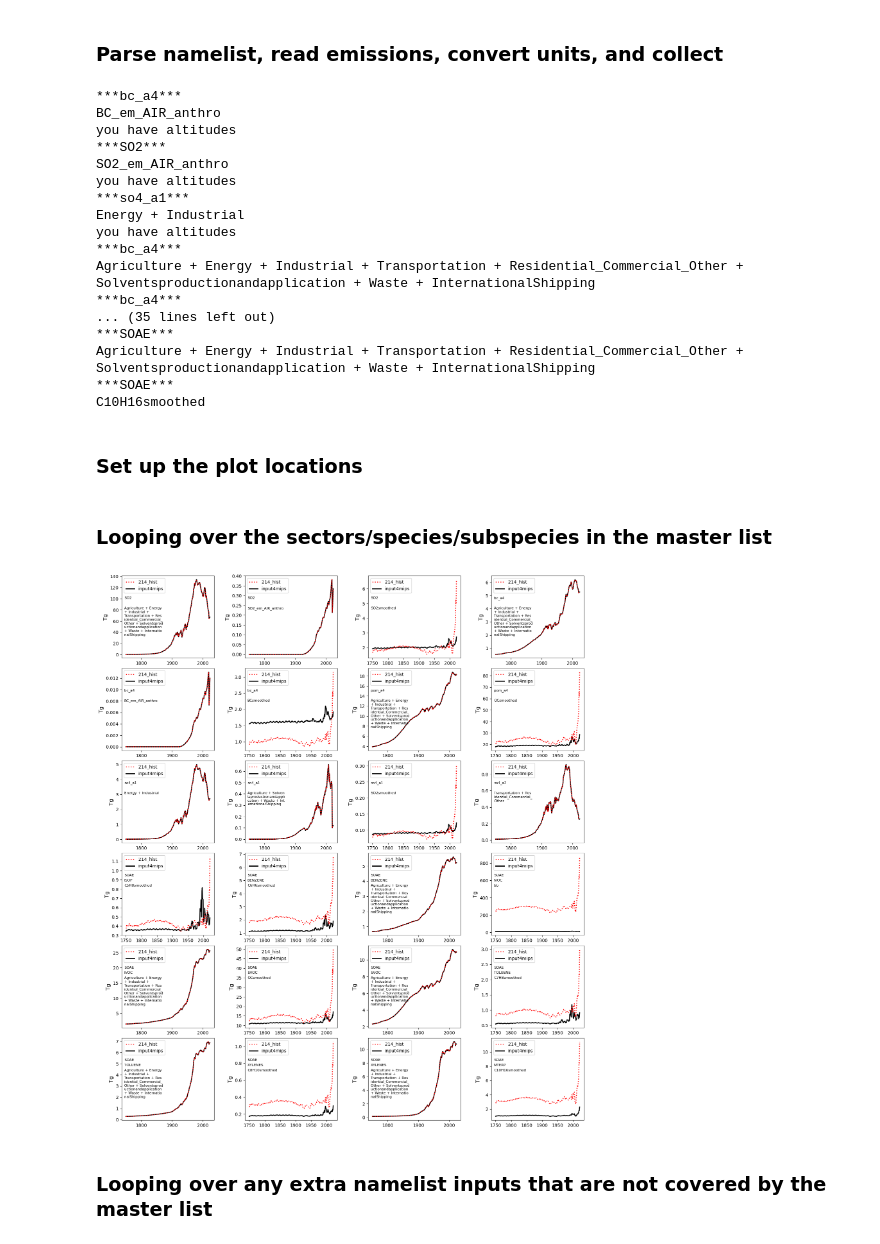
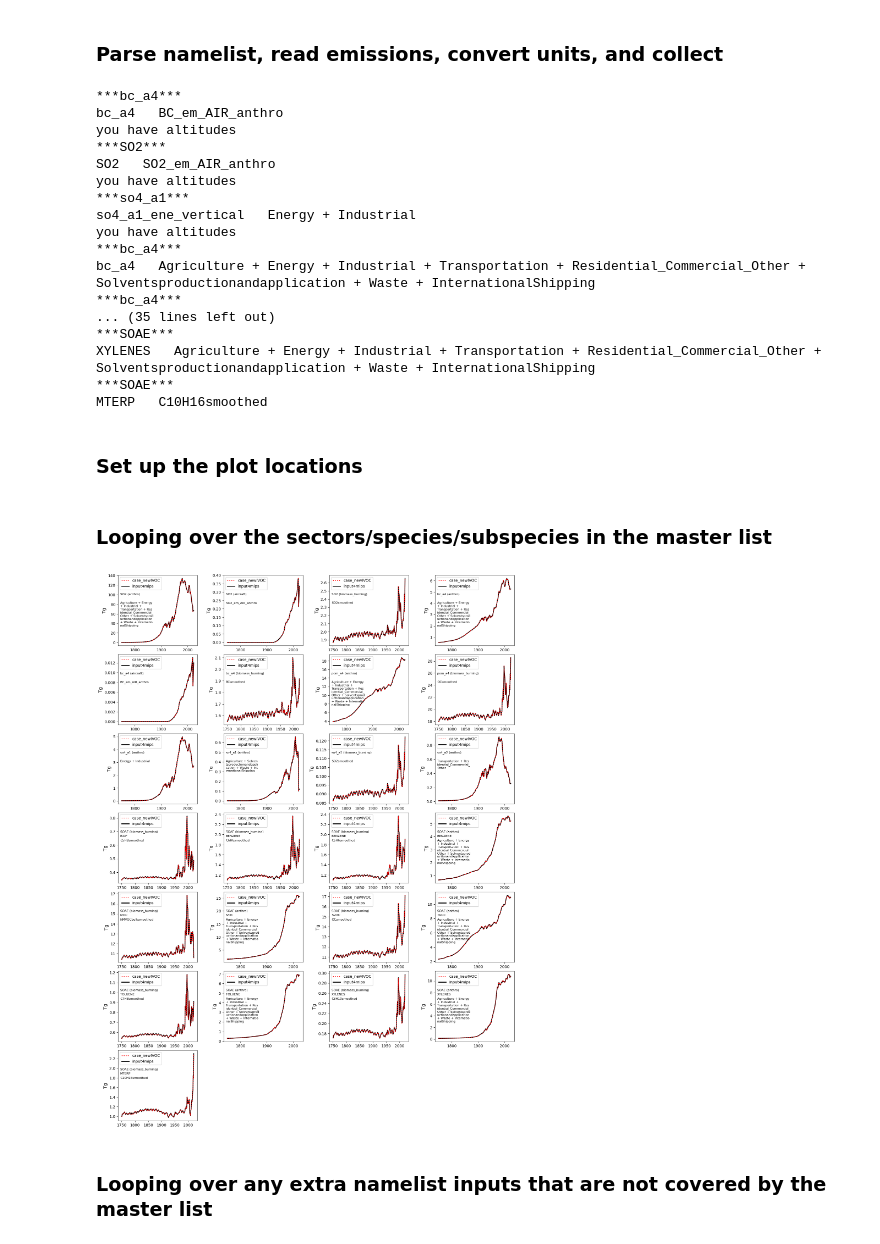
Before and after one commit to islasimpson/CESM_forcings_check, a Jupyter notebook: check_slcf_inputs.ipynb, the cells around one changed output. Cells and saved outputs as stored; diff of their text form; code cells hidden in the pictures.

```diff
--- a/check_slcf_inputs.ipynb
+++ b/check_slcf_inputs.ipynb
@@ -16,16 +16,16 @@ warnings.filterwarnings('ignore')
 ### INPUTS specified by user
 # %%
 # case directory location
-casedir="/glade/campaign/cesm/cesmdata/cseg/runs/cesm2_0/b.e30_alpha07b_dev.BHISTC_LTso.ne30_t232_wgx3.214/"
+casedir="/glade/u/home/islas/python/CESM_forcings_check/namelists/ne30_newIVOC/"
 
 # case short name (for plot titles)
-casetitle="214_hist"
+casetitle="case_newIVOC"
 
 # Project key
 project='P04010022'
 
 # Location of input4MIPS baselines
-input4mips_dir="/glade/campaign/cgd/cas/islas/python_savs/CESM_forcings_check/input4MIPS/"
+input4mips_dir="/glade/campaign/cgd/cas/islas/python_savs/CESM_forcings_check/input4MIPS_110725/"
 
 # Master list of emissions from input4MIPS
 masterlist = 'emissions_master_list.yaml'
@@ -87,105 +102,123 @@ Worker: PBSCluster-0
 # %% [markdown]
 ### Parse namelist, read emissions, convert units, and collect
 # %%
-namelist = casedir+"user_nl_cam"
+namelist = casedir+"atm_in"
 with open(namelist) as f:
     emiss_lines = [ line for line in f if "->" in line ]
-emiss_lines = [ line for line in emiss_lines if "num" not in line and "contvolcano" not in line]
+emiss_lines = [ line for line in emiss_lines if "num" not in line and "contvolcano" not in line and "DMS" not in line and "ubc_specifier" not in line]
 
 species_list=[]
 subspecies_list=[]
+emission_source_list=[]
 sector_list=[]
 dat_list=[]
 
 for iline in emiss_lines:
     file = iline.split("->")[1].strip(" ,'\n\"")
     species = iline.split("->")[0]
-    species = species.replace("ext_frc_specifier","").replace("=","").replace(" ","").replace("'","")
-    species = species.replace("srf_emis_specifier","").replace("=","").replace(" ","").replace("'","")
 
+    # Strip out extra characters
+    species = (species
+                .replace("ext_frc_specifier","")
+                .replace("srf_emis_specifier","")
+                .replace("=","")
+                .replace("'","")
+                .strip())
+
+    # Take only the filename from the ones that are being scaled
     if "*" in file:
         file= file.split("*")[1]
 
+    # Open file
     dat = xr.open_dataset(file,chunks={'time':240, 'altitude':1})
+
+    # Obtain information
     sector = dat.emiss.attrs['sectors']
     subspecies = dat.emiss.attrs['standard_name']
+    emissions_source = dat.emiss.attrs['emission_source']
 
     print('***'+species+'***')
     print(subspecies,' ',sector)
 
+    # Convert units to Tg
     dat_gm = utils.convert_molecules_to_tg(dat, 'emiss')
+
+    # Calculate the annual mean
     dat_gm = utils.calcannualmean(dat_gm).load()
 
+    # Gather things needed for plots
     species_list.append(species)
     subspecies_list.append(subspecies)
+    emission_source_list.append(emissions_source)
     sector_list.append(sector)
     dat_list.append(dat_gm)
 # %% [output]
 ***bc_a4***
-BC_em_AIR_anthro
+bc_a4   BC_em_AIR_anthro
 you have altitudes
 ***SO2***
-SO2_em_AIR_anthro
+SO2   SO2_em_AIR_anthro
 you have altitudes
 ***so4_a1***
-Energy + Industrial
+so4_a1_ene_vertical   Energy + Industrial
 you have altitudes
 ***bc_a4***
-Agriculture + Energy + Industrial + Transportation + Residential_Commercial_Other + Solventsproductionandapplication + Waste + InternationalShipping
+bc_a4   Agriculture + Energy + Industrial + Transportation + Residential_Commercial_Other + Solventsproductionandapplication + Waste + InternationalShipping
 ***bc_a4***
 ... (35 lines left out)
 ***SOAE***
-Agriculture + Energy + Industrial + Transportation + Residential_Commercial_Other + Solventsproductionandapplication + Waste + InternationalShipping
+XYLENES   Agriculture + Energy + Industrial + Transportation + Residential_Commercial_Other + Solventsproductionandapplication + Waste + InternationalShipping
 ***SOAE***
-C10H16smoothed
+MTERP   C10H16smoothed
 # %% [markdown]
 ### Set up the plot locations
 # %%
 x1, x2, y1, y2 = utils.setup_plot_locs()
-# %% [markdown]
-### Looping over the sectors/species/subspecies in the master list
+# %% [markdown]
+### Looping over the sectors/species/subspecies in the master list
 # %%
+os.makedirs('./plots', exist_ok=True) # making the plots output directory if it's not there already
+
 fig = plt.figure(figsize=(16,32))
 count=0
 
 covered=[] # List of inputs that have been covered by looping over the master list
 for species, info in masterlist["species"].items():
     for sector in info["sectors"]:
-        sector_filename = sector['name'].replace(" + ","_")
-        sector_name = sector['name']
+        sector_filename = sector['sector'].replace(" + ","_")
+        sector_name = sector['sector']
+        emissions_source=sector['emissions_source']
 
         # Figure out which user_nl_cam file we're looking at
-
         if ('sub_species' in sector):
             subspecies = sector['sub_species']
-            thisplot = [ i for i, (sp, sec, subsp) in enumerate(zip(species_list, sector_list, subspecies_list))
-                            if sp == species and sec == sector_name and subsp == subspecies ]
+            thisplot = [ i for i, (sp, sec, subsp, esource) in enumerate(zip(species_list, sector_list, subspecies_list, emission_source_list))
+                            if sp == species and sec == sector_name and subsp == subspecies and esource == emissions_source ]
             file = input4mips_dir+species+'_'+subspecies+'_'+sector_filename+'.nc'
         else:
             subspecies=None
-            thisplot = [ i for i, (sp, sec) in enumerate(zip(species_list, sector_list))
-                       if sp == species and sec == sector_name ]
+            thisplot = [ i for i, (sp, sec, esource) in enumerate(zip(species_list, sector_list, emission_source_list))
+                       if sp == species and sec == sector_name and esource == emissions_source ]
             file = input4mips_dir+species+'_'+sector_filename+'.nc'
 
         # Read in the input4mips file
         input4mips_dat = xr.open_dataset(file).emiss
 
         # If this species and sector exists in the user_nl_cam file, compare them
         if (len(thisplot) == 1):
             thisplot = thisplot[0]
-            ax = utils.plot_the_plot(fig, dat_list[thisplot], species, sector_name, x1[count],x2[count],y1[count],y2[count],
+            ax = utils.plot_the_plot(fig, dat_list[thisplot], species, emissions_source, sector_name, x1[count],x2[count],y1[count],y2[count],
                                input4mips = input4mips_dat, mylabel=casetitle, subspecies=subspecies)
             covered.append(thisplot)
         else:
-            sys.exit()
-            ax = utils.plot_the_plot(fig, input4mips_dat*nan, species, sector_name, x1[count],x2[count],y1[count],y2[count],
+            ax = utils.plot_the_plot(fig, input4mips_dat*nan, species, emissions_source, sector_name, x1[count],x2[count],y1[count],y2[count],
                                input4mips = input4mips_dat, mylabel=casetitle)
             fig.text(x1[count] + (x2[count]-x1[count])/2., y1[count] + (y2[count]-y1[count])/2., 'MISSING', ha='center', va='center', fontsize=20, color='red')
         count=count+1
 
 fig.savefig('./plots/plots_'+casetitle+'_in_master_list.png', bbox_inches='tight', facecolor='white')
 # %% [output]
-[figure, old version]
+[figure, new version]
 # %% [markdown]
 ### Looping over any extra namelist inputs that are not covered by the master list
 # %%
```
Also changed, not shown: parts of 4 cells of this notebook, 1 other file.
